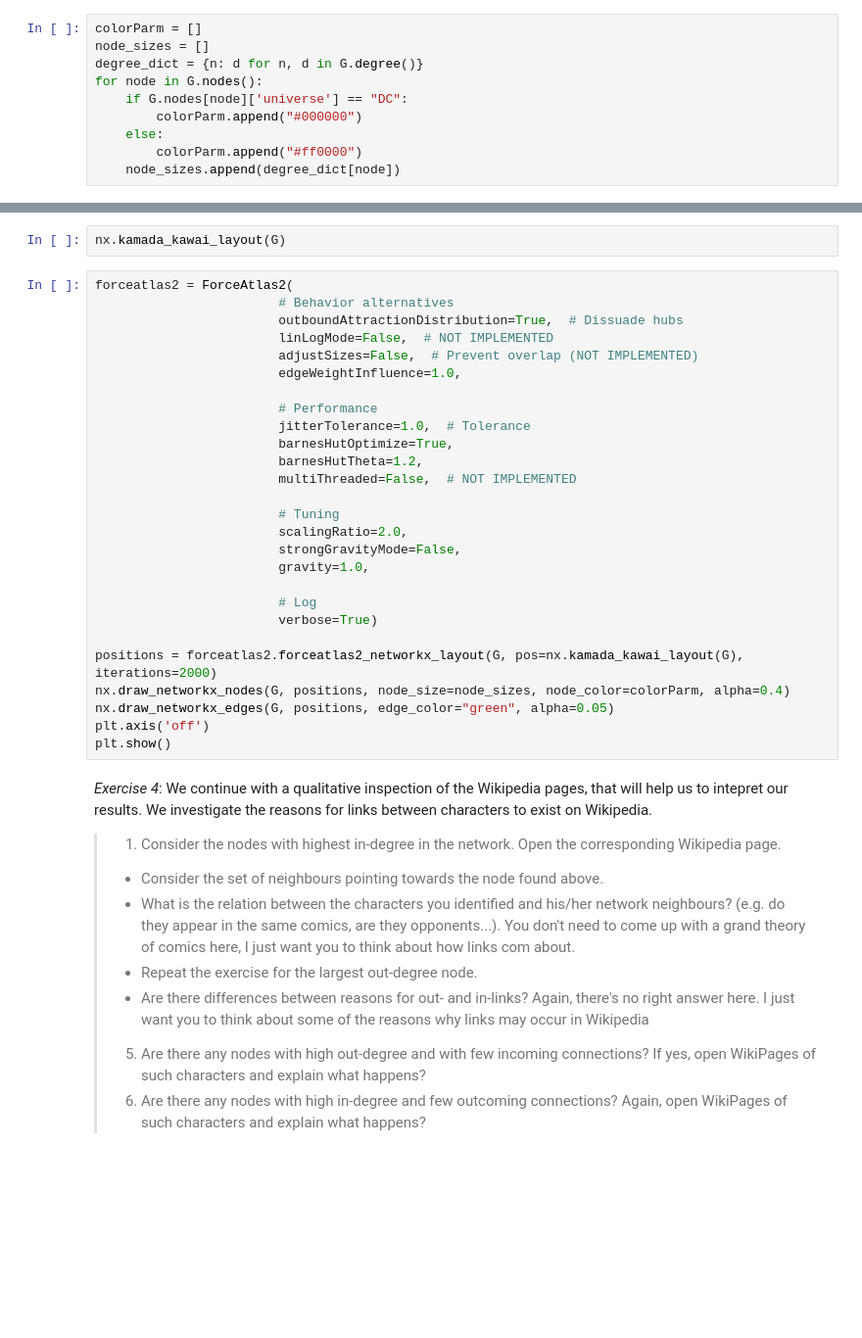
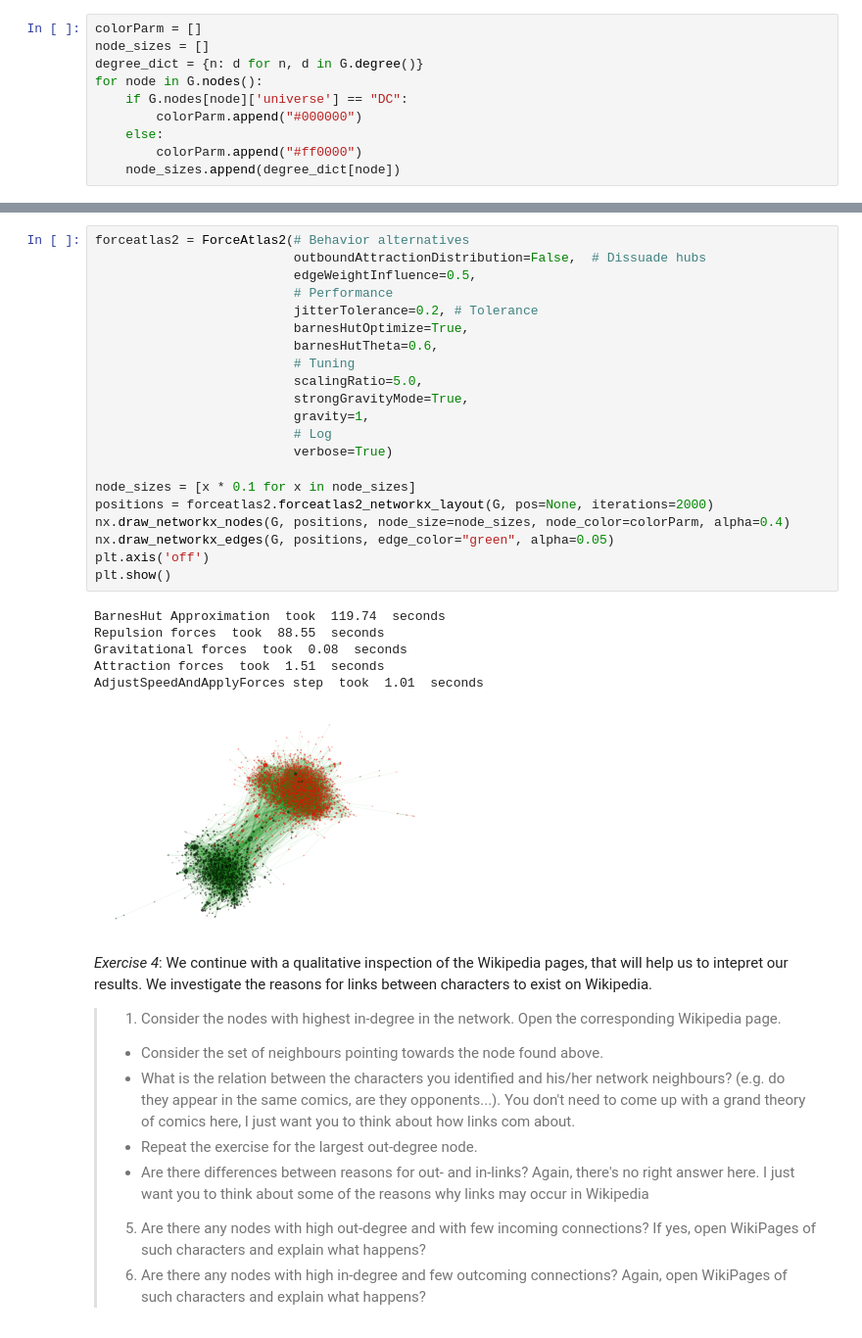
Before and after one commit to Narcissist1/socialgraphs2020, a Jupyter notebook: lectures/Week5.ipynb, the cells around one changed output, grey strips where cells are left out. Shown at 98% size. Saved outputs shown, nothing was run; the diff lists cells and outputs as text; blank space fills up the shorter version.

```diff
--- a/lectures/Week5.ipynb
+++ b/lectures/Week5.ipynb
@@ -164,35 +167,34 @@ nx.draw_kamada_kawai(G, node_size=node_sizes, node_color=colorParm)
 > * Describe the structure you observe. Can you see that the nodes seperate into two separate clusters? Can you see high-degree nodes? In the plot below, the red nodes seem to split into two sub-clusters: What's going on there?
 
 ![Network](https://github.com/SocialComplexityLab/socialgraphs2020/blob/master/files/week5_fa2_a.png?raw=true)
-# %%
-nx.kamada_kawai_layout(G)
 # %%
-forceatlas2 = ForceAtlas2(
-                        # Behavior alternatives
-                        outboundAttractionDistribution=True,  # Dissuade hubs
-                        linLogMode=False,  # NOT IMPLEMENTED
-                        adjustSizes=False,  # Prevent overlap (NOT IMPLEMENTED)
-                        edgeWeightInfluence=1.0,
+forceatlas2 = ForceAtlas2(# Behavior alternatives
+                          outboundAttractionDistribution=False,  # Dissuade hubs
+                          edgeWeightInfluence=0.5,
+                          # Performance
+                          jitterTolerance=0.2, # Tolerance
+                          barnesHutOptimize=True,
+                          barnesHutTheta=0.6,
+                          # Tuning
+                          scalingRatio=5.0,
+                          strongGravityMode=True,
+                          gravity=1,
+                          # Log
+                          verbose=True)
 
-                        # Performance
-                        jitterTolerance=1.0,  # Tolerance
-                        barnesHutOptimize=True,
-                        barnesHutTheta=1.2,
-                        multiThreaded=False,  # NOT IMPLEMENTED
-
-                        # Tuning
-                        scalingRatio=2.0,
-                        strongGravityMode=False,
-                        gravity=1.0,
-
-                        # Log
-                        verbose=True)
-
-positions = forceatlas2.forceatlas2_networkx_layout(G, pos=nx.kamada_kawai_layout(G), iterations=2000)
+node_sizes = [x * 0.1 for x in node_sizes]
+positions = forceatlas2.forceatlas2_networkx_layout(G, pos=None, iterations=2000)
 nx.draw_networkx_nodes(G, positions, node_size=node_sizes, node_color=colorParm, alpha=0.4)
 nx.draw_networkx_edges(G, positions, edge_color="green", alpha=0.05)
 plt.axis('off')
 plt.show()
+# %% [output]
+BarnesHut Approximation  took  119.74  seconds
+Repulsion forces  took  88.55  seconds
+Gravitational forces  took  0.08  seconds
+Attraction forces  took  1.51  seconds
+AdjustSpeedAndApplyForces step  took  1.01  seconds
+[figure, added]
 # %% [markdown]
 *Exercise 4*: We continue with a qualitative inspection of the Wikipedia pages, that will help us to intepret our results. We investigate the reasons for links between characters to exist on Wikipedia.
 
```
Also changed, not shown: parts of 66 cells of this notebook.
